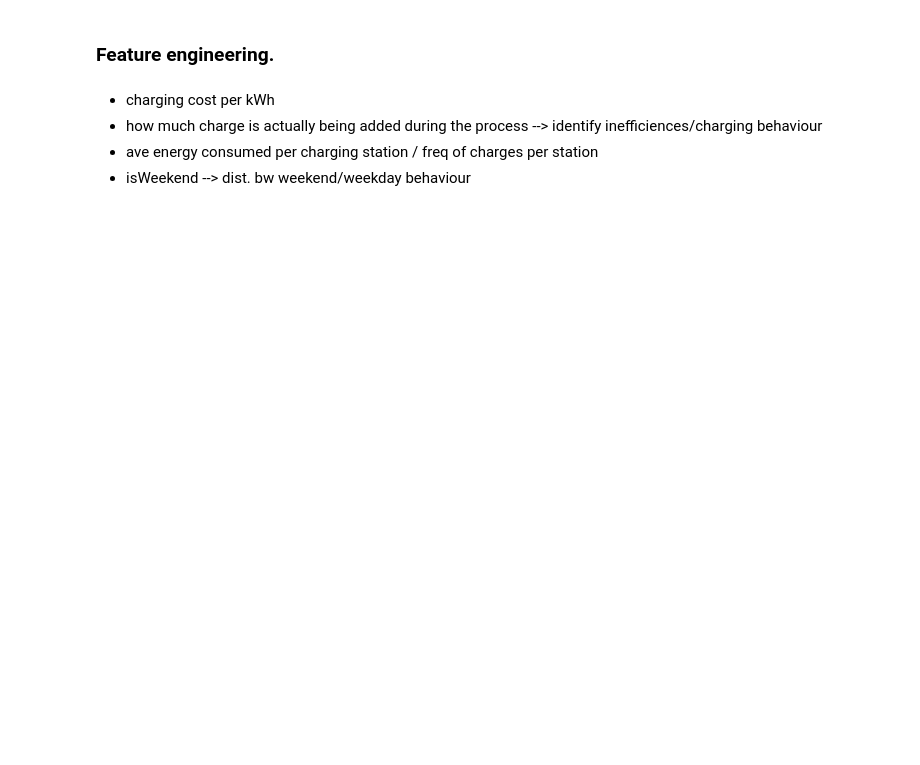
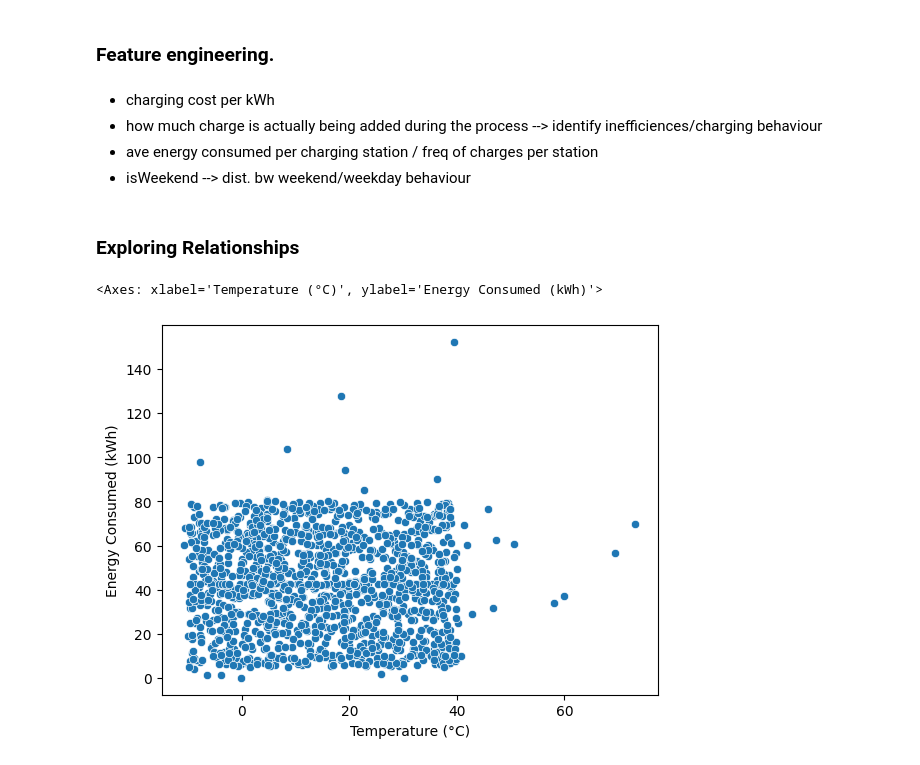
Before and after one commit to dhirana-s/MYDAC-Curriculum, a Jupyter notebook: InternalProject/emvDraft1.ipynb, the cells around one changed output. Cells and saved outputs as stored; diff of their text form; code cells hidden in the pictures; blank space fills up the shorter version.

```diff
--- a/InternalProject/emvDraft1.ipynb
+++ b/InternalProject/emvDraft1.ipynb
@@ -455,3 +491,10 @@ plt.show()
 - how much charge is actually being added during the process --> identify inefficiences/charging behaviour
 - ave energy consumed per charging station / freq of charges per station
 - isWeekend --> dist. bw weekend/weekday behaviour
+# %% [markdown]
+### Exploring Relationships
+# %%
+sns.scatterplot(data=df, x='Temperature (°C)', y='Energy Consumed (kWh)')
+# %% [output]
+<Axes: xlabel='Temperature (°C)', ylabel='Energy Consumed (kWh)'>
+[figure, added]
```
Also changed, not shown: parts of 4 cells of this notebook.
